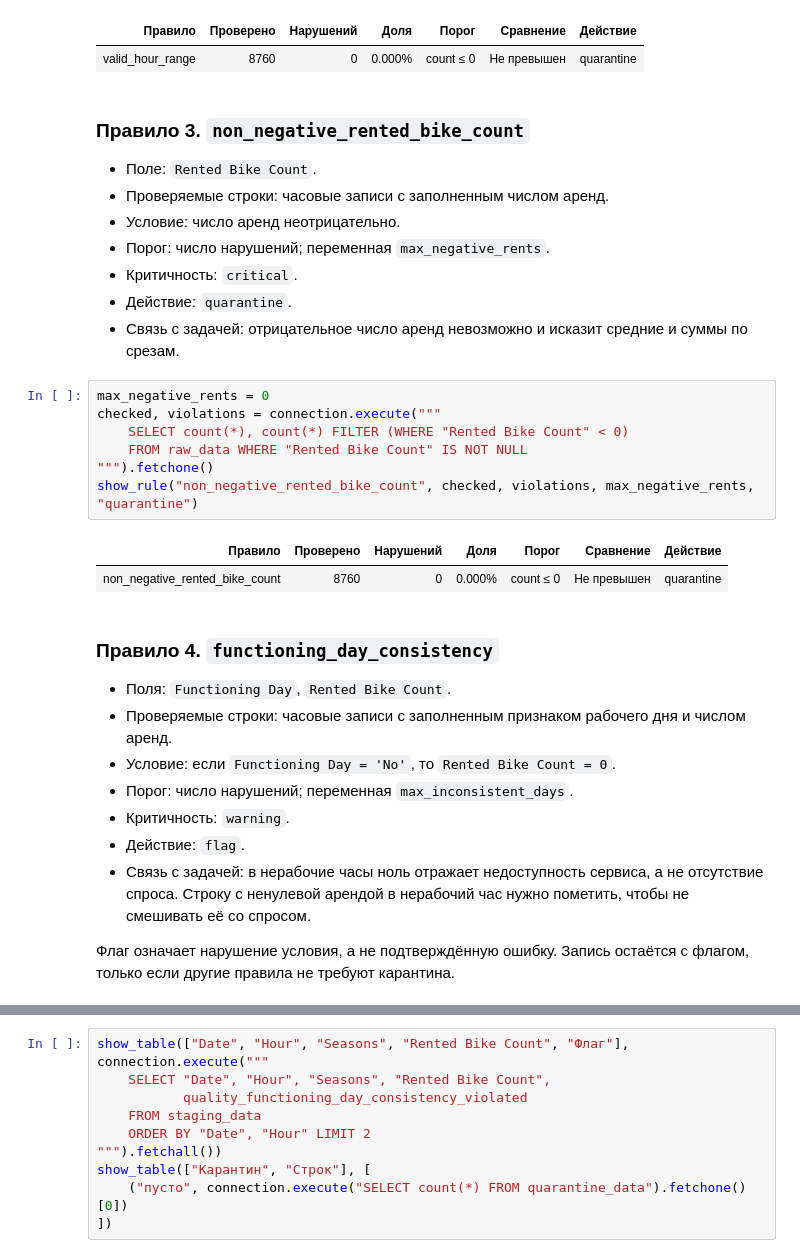
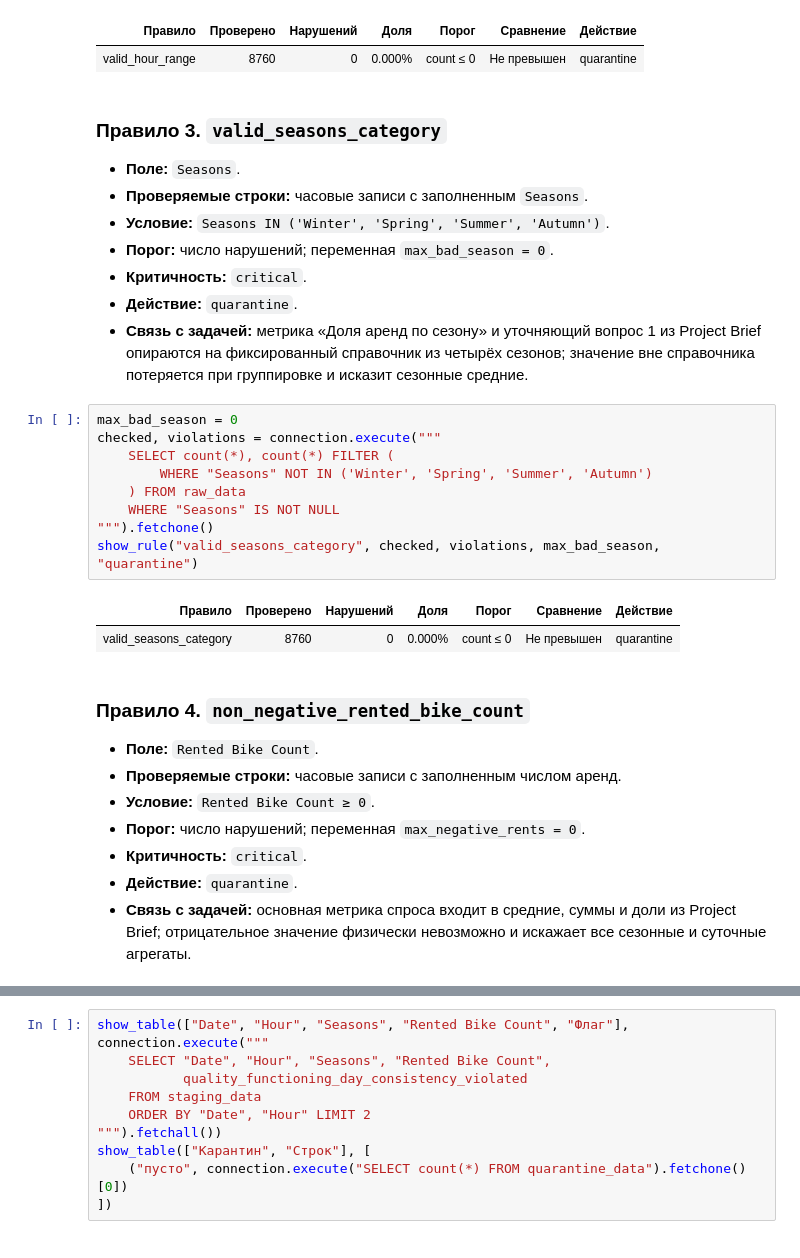
Before and after one commit to Sukulent-Studio/ITAD, a Jupyter notebook: notebooks/profile_quality.ipynb, the cells around one changed output, grey strips where cells are left out. Drawn from its saved outputs; the diff is of its cells as text.

```diff
--- a/notebooks/profile_quality.ipynb
+++ b/notebooks/profile_quality.ipynb
@@ -276,37 +253,35 @@ show_rule("valid_hour_range", checked, violations, max_bad_hour, "quarantine")
 | Правило | Проверено | Нарушений | Доля | Порог | Сравнение | Действие |
 | valid_hour_range | 8760 | 0 | 0.000% | count ≤ 0 | Не превышен | quarantine |
 # %% [markdown]
-### Правило 3. `non_negative_rented_bike_count`
+### Правило 3. `valid_seasons_category`
 
-- Поле: `Rented Bike Count`.
-- Проверяемые строки: часовые записи с заполненным числом аренд.
-- Условие: число аренд неотрицательно.
-- Порог: число нарушений; переменная `max_negative_rents`.
-- Критичность: `critical`.
-- Действие: `quarantine`.
-- Связь с задачей: отрицательное число аренд невозможно и исказит средние и суммы по срезам.
+- **Поле:** `Seasons`.
+- **Проверяемые строки:** часовые записи с заполненным `Seasons`.
+- **Условие:** `Seasons IN ('Winter', 'Spring', 'Summer', 'Autumn')`.
+- **Порог:** число нарушений; переменная `max_bad_season = 0`.
+- **Критичность:** `critical`.
+- **Действие:** `quarantine`.
+- **Связь с задачей:** метрика «Доля аренд по сезону» и уточняющий вопрос 1 из Project Brief опираются на фиксированный справочник из четырёх сезонов; значение вне справочника потеряется при группировке и исказит сезонные средние.
 # %%
-max_negative_rents = 0
+max_bad_season = 0
 checked, violations = connection.execute("""
-    SELECT count(*), count(*) FILTER (WHERE "Rented Bike Count" < 0)
-    FROM raw_data WHERE "Rented Bike Count" IS NOT NULL
+    SELECT count(*), count(*) FILTER (
+        WHERE "Seasons" NOT IN ('Winter', 'Spring', 'Summer', 'Autumn')
+    ) FROM raw_data
+    WHERE "Seasons" IS NOT NULL
 """).fetchone()
-show_rule("non_negative_rented_bike_count", checked, violations, max_negative_rents, "quarantine")
+show_rule("valid_seasons_category", checked, violations, max_bad_season, "quarantine")
 # %% [output]
 | Правило | Проверено | Нарушений | Доля | Порог | Сравнение | Действие |
-| non_negative_rented_bike_count | 8760 | 0 | 0.000% | count ≤ 0 | Не превышен | quarantine |
+| valid_seasons_category | 8760 | 0 | 0.000% | count ≤ 0 | Не превышен | quarantine |
 # %% [markdown]
-### Правило 4. `functioning_day_consistency`
+### Правило 4. `non_negative_rented_bike_count`
 
-- Поля: `Functioning Day`, `Rented Bike Count`.
-- Проверяемые строки: часовые записи с заполненным признаком рабочего дня и числом аренд.
-- Условие: если `Functioning Day = 'No'`, то `Rented Bike Count = 0`.
-- Порог: число нарушений; переменная `max_inconsistent_days`.
-- Критичность: `warning`.
-- Действие: `flag`.
-- Связь с задачей: в нерабочие часы ноль отражает недоступность сервиса, а не отсутствие спроса.
-  Строку с ненулевой арендой в нерабочий час нужно пометить, чтобы не смешивать её со спросом.
-
-Флаг означает нарушение условия, а не подтверждённую ошибку.
-Запись остаётся с флагом, только если другие правила не требуют карантина.
+- **Поле:** `Rented Bike Count`.
+- **Проверяемые строки:** часовые записи с заполненным числом аренд.
+- **Условие:** `Rented Bike Count ≥ 0`.
+- **Порог:** число нарушений; переменная `max_negative_rents = 0`.
+- **Критичность:** `critical`.
+- **Действие:** `quarantine`.
+- **Связь с задачей:** основная метрика спроса входит в средние, суммы и доли из Project Brief; отрицательное значение физически невозможно и искажает все сезонные и суточные агрегаты.
 # %%
```
Also changed, not shown: parts of 20 cells of this notebook, 1 other file.
